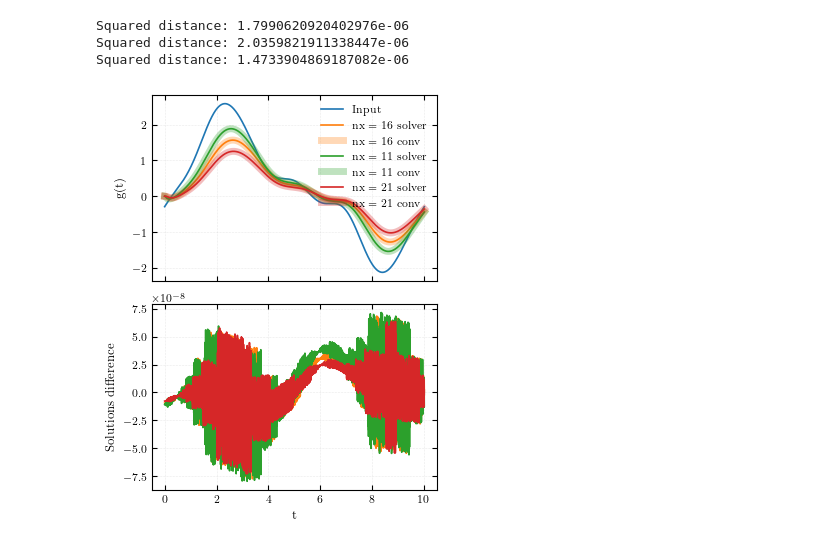
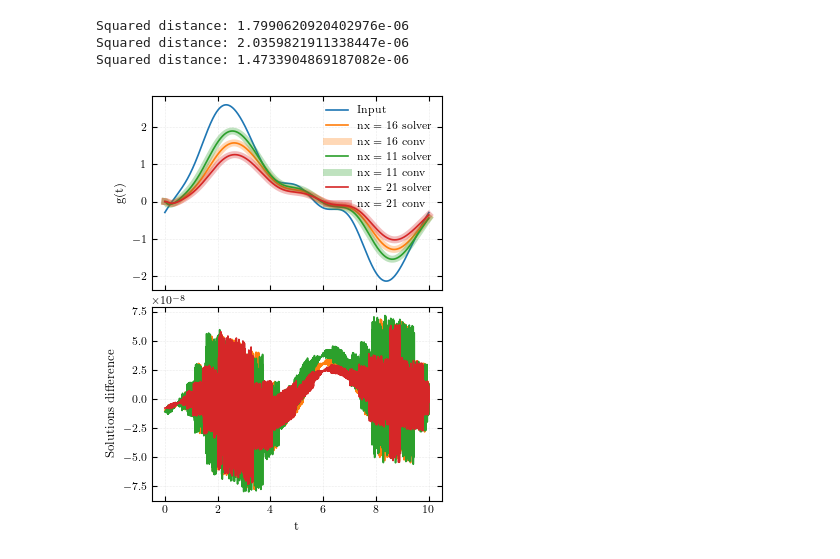
Before and after one commit to Sparisi01/RPM_implementation, a Jupyter notebook: dataset_generator.ipynb, the cells around one changed output. Cells and saved outputs as stored; diff of their text form; code cells hidden in the pictures.

```diff
--- a/dataset_generator.ipynb
+++ b/dataset_generator.ipynb
@@ -159,27 +159,28 @@ Boundary conditions generated. Time taken:      2.436 sec
 # %%
-fig, axes = plt.subplots(2,1, sharex=True)
+# Verifica funzionamento
+fig, axes = plt.subplots(2,1,figsize=(3.4, 4.4), sharex=True)
 
 f_test = dataset[0,0]
 T = solver.solve(f_test)
 axes[0].plot(solver.t_array,f_test,label="Input", color="C0")
 for i in range(N_impulses):
     g_solver_tmp = T[impulses_indexes[i], :]
     axes[0].plot(solver.t_array, g_solver_tmp, color=f"C{i+1}", label=f"nx = {impulses_indexes[i] + 1} solver")
     axes[0].plot(solver.t_array, dataset[0,i+1], lw=5,alpha=0.3, color=f"C{i+1}", label=f"nx = {impulses_indexes[i] + 1} conv")
     axes[0].legend()
 
     print(f"Squared distance: {np.linalg.norm(dataset[0,i+1,:]-g_solver_tmp[:])}")
     axes[1].plot(solver.t_array,(dataset[0,i+1,:]-g_solver_tmp[:]), color=f"C{i+1}")
     axes[1].set_ylabel("Solutions difference")
 
 axes[0].grid()
 axes[1].grid()
 axes[1].set_xlabel("t")
 axes[0].set_ylabel("g(t)")
 
 plt.show()
 # %% [output]
 Squared distance: 1.7990620920402976e-06
 Squared distance: 2.0359821911338447e-06
 Squared distance: 1.4733904869187082e-06
-[figure, old version]
+[figure, new version]
```
Also changed, not shown: parts of 2 cells of this notebook, 10 other files.
